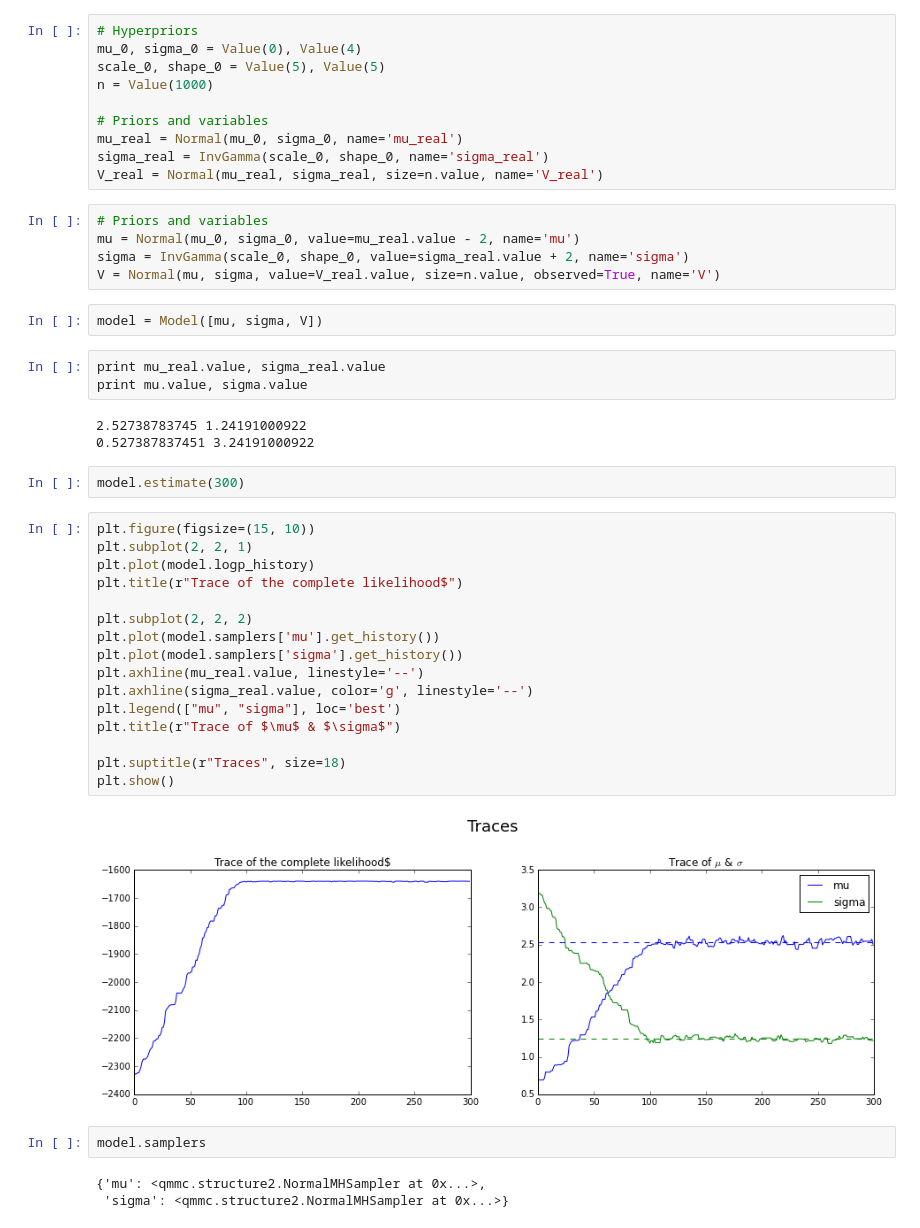
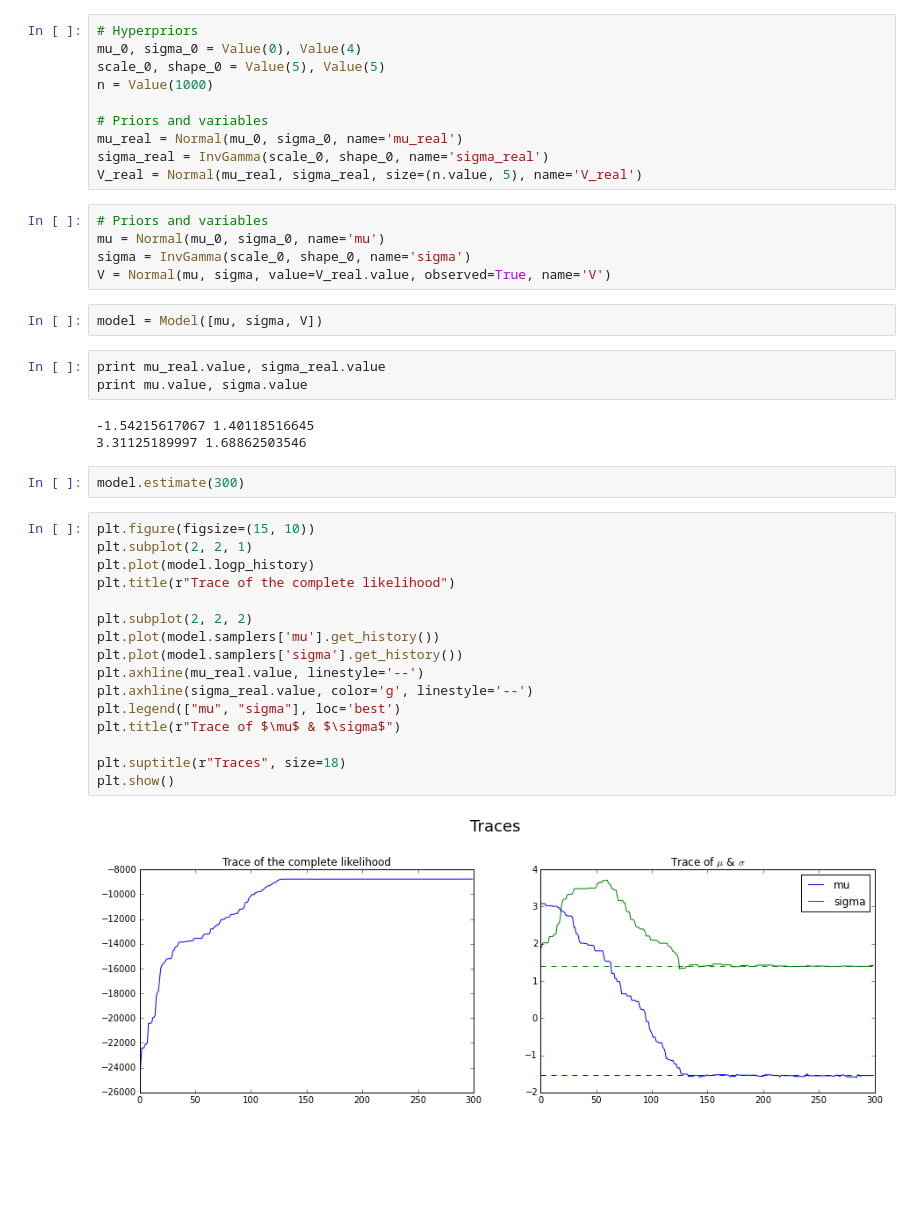
Before and after one commit to CompSquad/qmmc, a Jupyter notebook: examples/Dummy Gaussian.ipynb, the cells around one changed output. Saved outputs shown, nothing was run; the diff lists cells and outputs as text; blank space fills up the shorter version.

```diff
--- a/examples/Dummy Gaussian.ipynb
+++ b/examples/Dummy Gaussian.ipynb
@@ -16,42 +16,37 @@ n = Value(1000)
 # Priors and variables
 mu_real = Normal(mu_0, sigma_0, name='mu_real')
 sigma_real = InvGamma(scale_0, shape_0, name='sigma_real')
-V_real = Normal(mu_real, sigma_real, size=n.value, name='V_real')
+V_real = Normal(mu_real, sigma_real, size=(n.value, 5), name='V_real')
 # %%
 # Priors and variables
-mu = Normal(mu_0, sigma_0, value=mu_real.value - 2, name='mu')
-sigma = InvGamma(scale_0, shape_0, value=sigma_real.value + 2, name='sigma')
-V = Normal(mu, sigma, value=V_real.value, size=n.value, observed=True, name='V')
+mu = Normal(mu_0, sigma_0, name='mu')
+sigma = InvGamma(scale_0, shape_0, name='sigma')
+V = Normal(mu, sigma, value=V_real.value, observed=True, name='V')
 # %%
 model = Model([mu, sigma, V])
 # %%
 print mu_real.value, sigma_real.value
 print mu.value, sigma.value
 # %% [output]
-2.52738783745 1.24191000922
-0.527387837451 3.24191000922
+-1.54215617067 1.40118516645
+3.31125189997 1.68862503546
 # %%
 model.estimate(300)
 # %%
 plt.figure(figsize=(15, 10))
 plt.subplot(2, 2, 1)
 plt.plot(model.logp_history)
-plt.title(r"Trace of the complete likelihood$")
+plt.title(r"Trace of the complete likelihood")
 
 plt.subplot(2, 2, 2)
 plt.plot(model.samplers['mu'].get_history())
 plt.plot(model.samplers['sigma'].get_history())
 plt.axhline(mu_real.value, linestyle='--')
 plt.axhline(sigma_real.value, color='g', linestyle='--')
 plt.legend(["mu", "sigma"], loc='best')
 plt.title(r"Trace of $\mu$ & $\sigma$")
 
 plt.suptitle(r"Traces", size=18)
 plt.show()
 # %% [output]
-[figure, old version]
+[figure, new version]
-# %%
-model.samplers
-# %% [output]
-{'mu': <qmmc.structure2.NormalMHSampler at 0x...>,
- 'sigma': <qmmc.structure2.NormalMHSampler at 0x...>}
```
Also changed, not shown: parts of 2 cells of this notebook, 16 other files.
